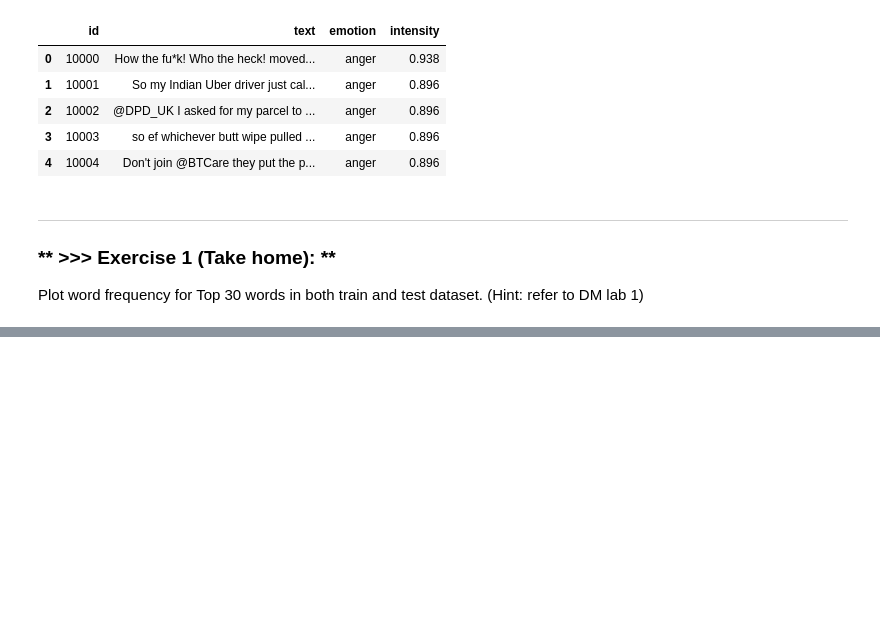
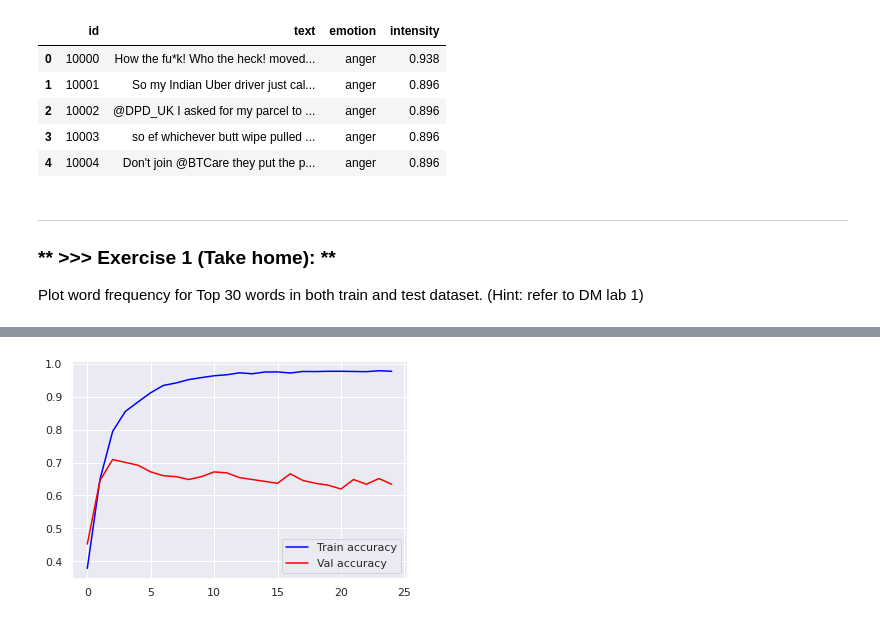
Before and after one commit to kstsunhj/DM2021-Lab2-HW2, a Jupyter notebook: DM2021-Lab2-Homework.ipynb, the cells around one changed output, grey strips where cells are left out. Cells and saved outputs as stored; diff of their text form; code cells hidden in the pictures; blank space fills up the shorter version.

```diff
--- a/DM2021-Lab2-Homework.ipynb
+++ b/DM2021-Lab2-Homework.ipynb
@@ -97,0 +501,5 @@ dfg
+# %%
+#Let's take a look at the training log
+training_log = pd.DataFrame()
+training_log = pd.read_csv("logs/training_log.csv")
+training_log
@@ -97,0 +533,10 @@ dfg
+# %%
+import matplotlib.pyplot as plt
+from matplotlib.pyplot import figure
+import numpy as np
+plt.plot(training_log.accuracy, 'blue', label='Train accuracy')
+plt.plot(training_log.val_accuracy,'red', label='Val accuracy')
+plt.legend()
+plt.show()
+# %% [output]
+[figure, added]
```
Also changed, not shown: parts of 56 cells of this notebook, 1 other file.
